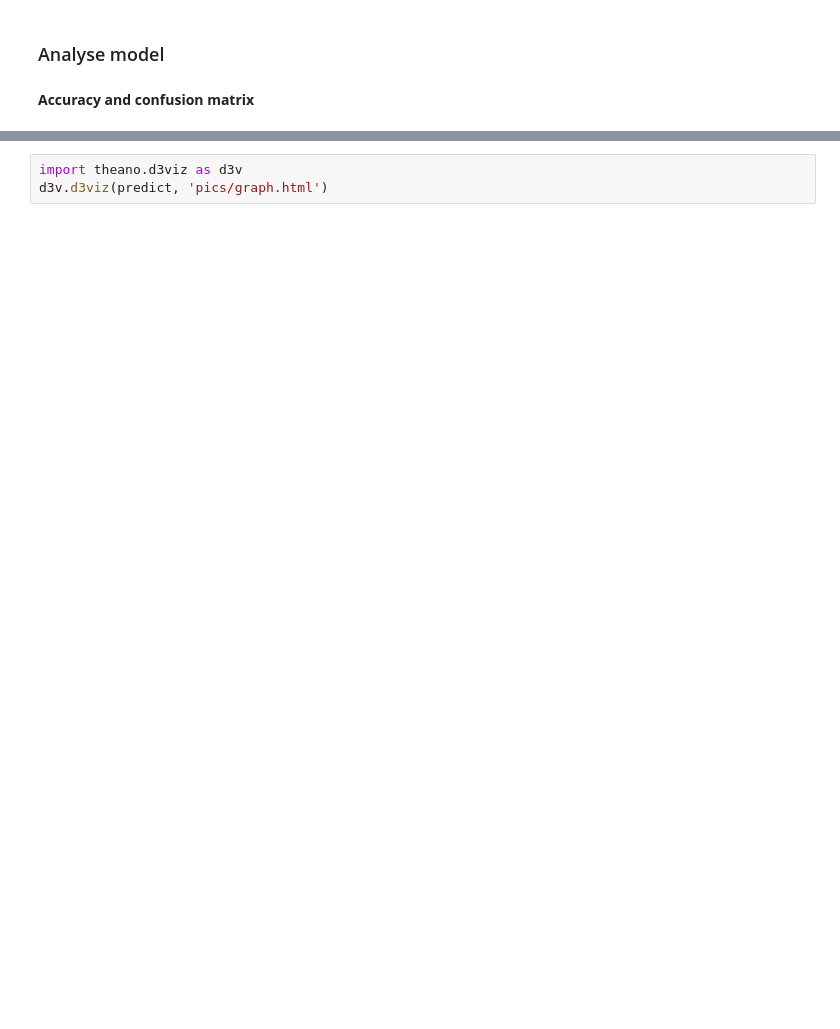
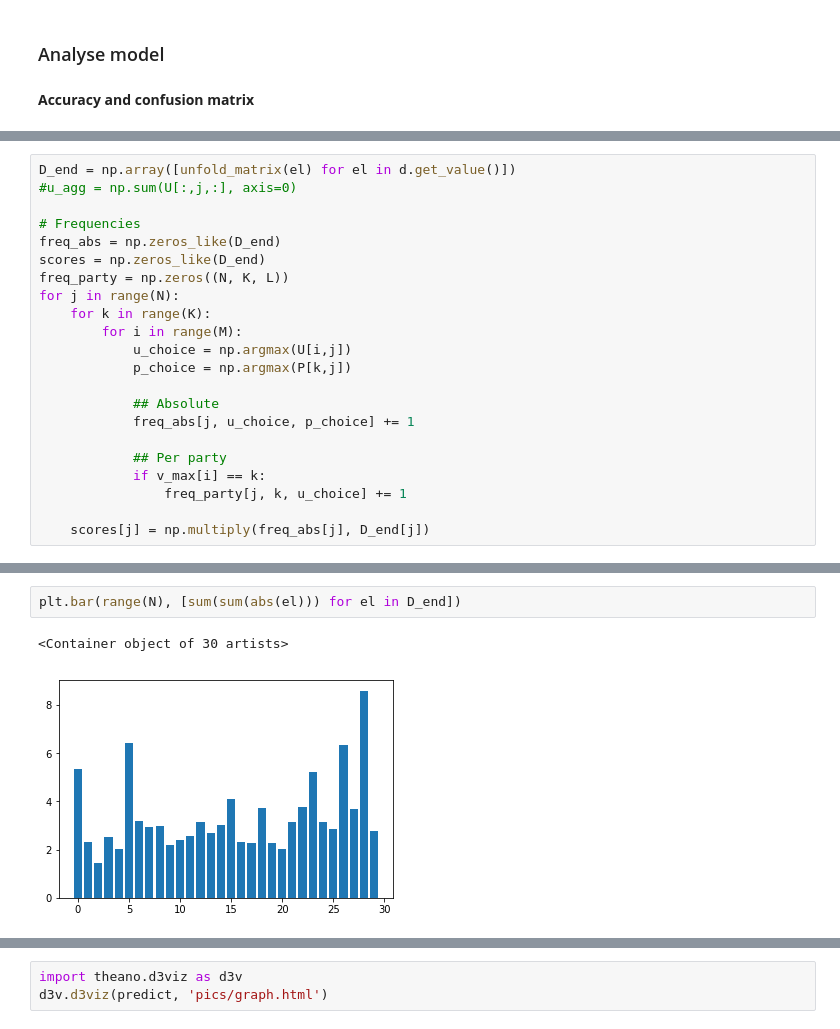
Before and after one commit to Juillermo/VAA-data, a Jupyter notebook: Root/Algorithm/Algorithm.ipynb, the cells around one changed output, grey strips where cells are left out. Drawn from its saved outputs; the diff is of its cells as text; blank space fills up the shorter version.

```diff
--- a/Root/Algorithm/Algorithm.ipynb
+++ b/Root/Algorithm/Algorithm.ipynb
@@ -267,0 +306,22 @@ array([0.2990467 , 0.18193121, 0.10829661, 0.09108438, 0.11615706,
+# %%
+D_end = np.array([unfold_matrix(el) for el in d.get_value()])
+#u_agg = np.sum(U[:,j,:], axis=0)
+
+# Frequencies
+freq_abs = np.zeros_like(D_end)
+scores = np.zeros_like(D_end)
+freq_party = np.zeros((N, K, L))
+for j in range(N):
+    for k in range(K):
+        for i in range(M):
+            u_choice = np.argmax(U[i,j])
+            p_choice = np.argmax(P[k,j])
+
+            ## Absolute
+            freq_abs[j, u_choice, p_choice] += 1
+
+            ## Per party
+            if v_max[i] == k:
+                freq_party[j, k, u_choice] += 1
+
+    scores[j] = np.multiply(freq_abs[j], D_end[j])
@@ -268 +477,6 @@ array([0.2990467 , 0.18193121, 0.10829661, 0.09108438, 0.11615706,
+# %%
+plt.bar(range(N), [sum(sum(abs(el))) for el in D_end])
+# %% [output]
+<Container object of 30 artists>
+[figure, added]
 # %%
```
Also changed, not shown: parts of 42 cells of this notebook, 2 other files.
